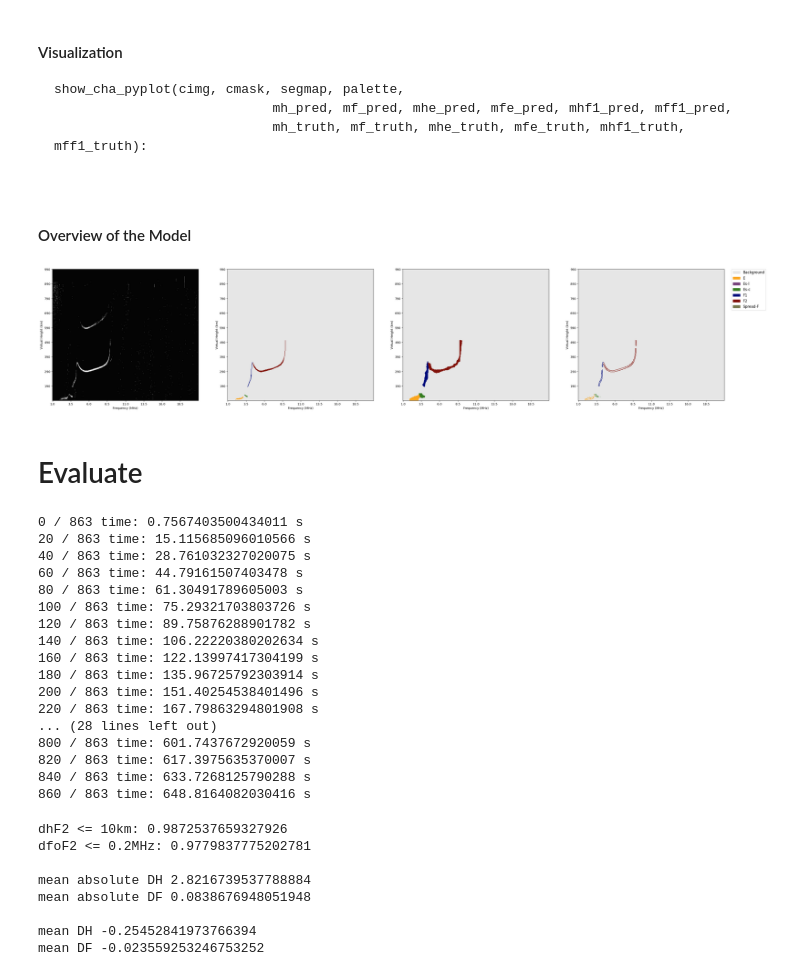
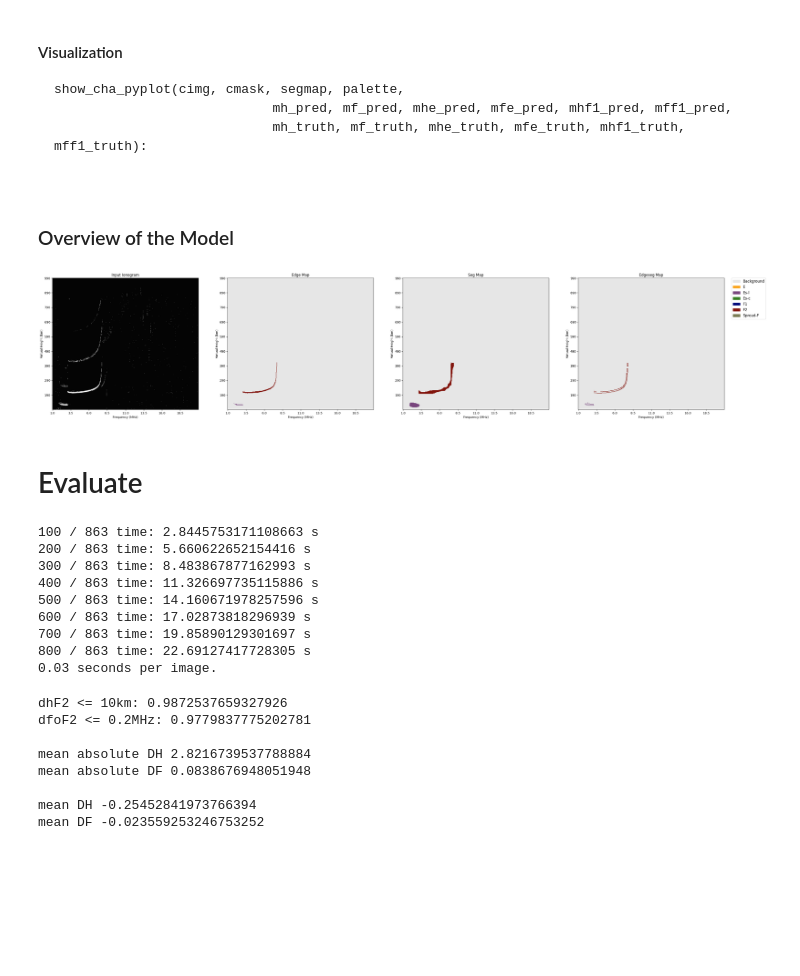
Before and after one commit to VoyagerXvoyagerx/Ionogram, a Jupyter notebook: Inference.ipynb, the cells around one changed output. Cells and saved outputs as stored; diff of their text form; code cells hidden in the pictures; blank space fills up the shorter version.

Commit message:
Use numpy for obtaining ionospheric parameters

````diff
--- a/Inference.ipynb
+++ b/Inference.ipynb
@@ -111,8 +105,6 @@ segmap = post_seg(seg, cimg)
 ```
 # %%
 def post_seg(seg, cimg):
-  th1 = 256*2
-  th2 = 400
   blurred = cv2.GaussianBlur(cimg, (3, 3), 0)
   edge = cv2.Canny(blurred, 50, 150)
   edge = edge / 255
@@ -310,19 +227,19 @@ def show_cha_pyplot(cimg, cmask, segmap, palette,
   plt.show()
 # %% [markdown]
-#### Overview of the Model
+### Overview of the Model
 # %%
 name_list=[]
 with open(data_root + split_dir + "/test.txt", "r") as f:
 	for line in f:
 		name_list.append(''.join(line.strip('\n').split(',')))
 
-name = name_list[780]
+name = name_list[120]
 [gimg, cimg, label, cmask, seg] = single_load(name)
 
 blurred = cv2.GaussianBlur(cimg, (3, 3), 0)
 edge = cv2.Canny(blurred, 50, 150)
 edge = 1 - edge / 255
-# 与seg取交集
+# Hardmard Product
 segmap = seg * edge
 segmap = post_seg(seg, cimg)
 
@@ -332,44 +249,42 @@ plt.xlabel('Frequency (MHz)')
 plt.ylabel('Virtual Height (km)')
 plt.yticks([0, 40, 80, 120, 160, 200, 240, 280, 320, 360],[990, 890, 790, 690, 590, 490, 390, 290, 190, 90])
 plt.xticks([0, 50, 100, 150, 200, 250, 300, 350, 400],[1.0, 3.5, 6.0, 8.5, 11.0, 13.5, 16.0, 18.5, 21.0])
-# plt.title('Input Ionogram')
+plt.title('Input Ionogram')
 plt.imshow(cimg)
 plt.subplot(142)
 plt.xlabel('Frequency (MHz)')
 plt.ylabel('Virtual Height (km)')
 plt.yticks([0, 40, 80, 120, 160, 200, 240, 280, 320, 360],[990, 890, 790, 690, 590, 490, 390, 290, 190, 90])
 plt.xticks([0, 50, 100, 150, 200, 250, 300, 350, 400],[1.0, 3.5, 6.0, 8.5, 11.0, 13.5, 16.0, 18.5, 21.0])
-# plt.title('Edges of the trace')
+plt.title('Edge Map')
 plt.imshow(cmask)
 # plt.imshow(edge, cmap='binary')
 plt.subplot(143)
 plt.xlabel('Frequency (MHz)')
 plt.ylabel('Virtual Height (km)')
 plt.yticks([0, 40, 80, 120, 160, 200, 240, 280, 320, 360],[990, 890, 790, 690, 590, 490, 390, 290, 190, 90])
 plt.xticks([0, 50, 100, 150, 200, 250, 300, 350, 400],[1.0, 3.5, 6.0, 8.5, 11.0, 13.5, 16.0, 18.5, 21.0])
-# plt.title('Prediction of segmentation networks')
+plt.title('Seg Map')
 seg_res = Image.fromarray(np.uint8(seg)).convert('P')
 seg_res.putpalette(np.array(palette, dtype=np.uint8))
 im = plt.imshow(np.array(seg_res.convert('RGB')))
 patches = [mpatches.Patch(color=np.array(palette[i])/255.,label=classes[i]) for i in range(7)]
 plt.subplot(144)
 plt.xlabel('Frequency (MHz)')
 plt.ylabel('Virtual Height (km)')
 plt.yticks([0, 40, 80, 120, 160, 200, 240, 280, 320, 360],[990, 890, 790, 690, 590, 490, 390, 290, 190, 90])
 plt.xticks([0, 50, 100, 150, 200, 250, 300, 350, 400],[1.0, 3.5, 6.0, 8.5, 11.0, 13.5, 16.0, 18.5, 21.0])
-# plt.title('Edge of each layer')
+plt.title('Edgeseg Map')
 seg_res = Image.fromarray(np.uint8(segmap)).convert('P')
 seg_res.putpalette(np.array(palette, dtype=np.uint8))
 im = plt.imshow(np.array(seg_res.convert('RGB')))
 plt.legend(handles=patches, bbox_to_anchor=(1.05, 1), loc=2, borderaxespad=0, fontsize='large')
 plt.show()
 # %% [output]
-[figure, old version]
+[figure, new version]
 # %% [markdown]
 # Evaluate
 # %%
-import os
-
 cnt = 0
 sample_interval = 1
 tic1  = time.perf_counter()
@@ -378,47 +293,37 @@ N = len(name_list)
 list_pred = []
 list_target = []
 
-# for name in name_list:
 while cnt < N:
   name = name_list[cnt]
   [gimg, cimg, label, cmask, seg] = single_load(name)
   segmap = post_seg(seg, cimg)
 
-  [mh_pred, mf_pred, mhe_pred, mfe_pred, mhf1_pred, mff1_pred, fmin_pred] = interpret(segmap)
-  [mh_truth, mf_truth, mhe_truth, mfe_truth, mhf1_truth, mff1_truth, fmin_truth] = interpret(label)
+  [mh_pred, mf_pred, mhe_pred, mfe_pred, mhf1_pred, mff1_pred, fmin_pred] = interpret_numpy(segmap)
+  [mh_truth, mf_truth, mhe_truth, mfe_truth, mhf1_truth, mff1_truth, fmin_truth] = interpret_numpy(label)
 
   list_pred.append([mh_pred, mf_pred-1, mhe_pred, mfe_pred-1, mhf1_pred, mff1_pred-1, fmin_pred+1])
   list_target.append([mh_truth, mf_truth, mhe_truth, mfe_truth, mhf1_truth, mff1_truth, fmin_truth])
 
-  if cnt % 20 == 0:
+  cnt = cnt + sample_interval
+  if cnt % 100 == 0:
     tic2  = time.perf_counter()
     print(cnt, '/', N, 'time:', tic2-tic1, 's')
 
-  cnt = cnt + sample_interval
-
+print(f'{(tic2 - tic1) / cnt:.2f} seconds per image.')
 cha_pred = np.array(list_pred)
 cha_target = np.array(list_target)
-
 os.makedirs('./work_dirs/npz', exist_ok=True)
 np.save('./work_dirs/npz/pred.npy', cha_pred)
 np.save('./work_dirs/npz/target.npy', cha_target)
 # %% [output]
-0 / 863 time: 0.7567403500434011 s
-20 / 863 time: 15.115685096010566 s
-40 / 863 time: 28.761032327020075 s
-60 / 863 time: 44.79161507403478 s
-80 / 863 time: 61.30491789605003 s
-100 / 863 time: 75.29321703803726 s
-120 / 863 time: 89.75876288901782 s
-140 / 863 time: 106.22220380202634 s
-160 / 863 time: 122.13997417304199 s
-180 / 863 time: 135.96725792303914 s
-200 / 863 time: 151.40254538401496 s
-220 / 863 time: 167.79863294801908 s
-... (28 lines left out)
-800 / 863 time: 601.7437672920059 s
-820 / 863 time: 617.3975635370007 s
-840 / 863 time: 633.7268125790288 s
-860 / 863 time: 648.8164082030416 s
+100 / 863 time: 2.8445753171108663 s
+200 / 863 time: 5.660622652154416 s
+300 / 863 time: 8.483867877162993 s
+400 / 863 time: 11.326697735115886 s
+500 / 863 time: 14.160671978257596 s
+600 / 863 time: 17.02873818296939 s
+700 / 863 time: 19.85890129301697 s
+800 / 863 time: 22.69127417728305 s
+0.03 seconds per image.
 # %%
 import numpy as np
````
Also changed, not shown: parts of 13 cells of this notebook.
